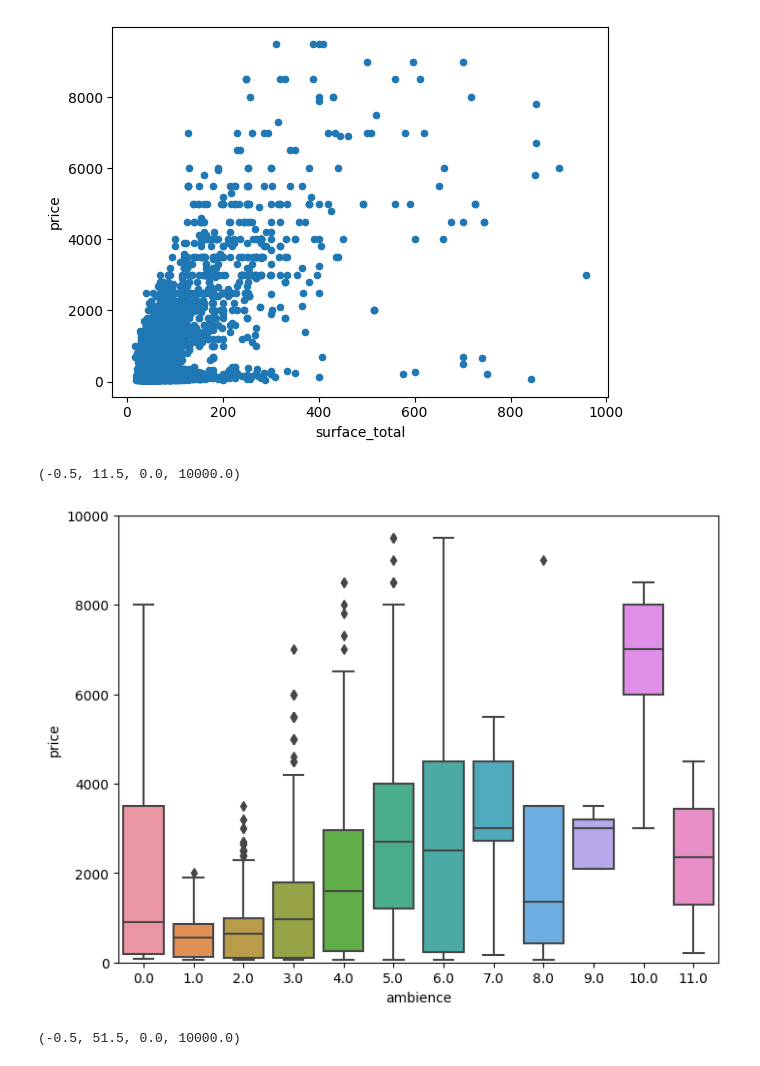
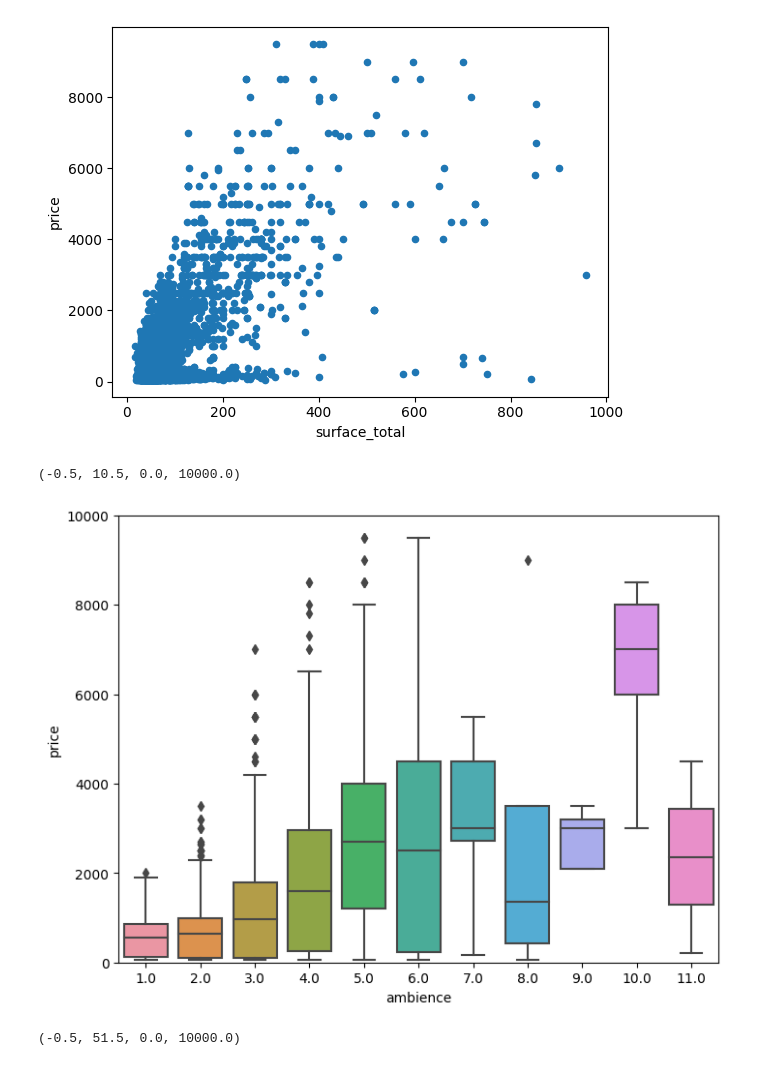
Before and after one commit to Handerllon/pfi_anderson_pardo, a Jupyter notebook: Price/exploration.ipynb, the cells around one changed output. Cells and saved outputs as stored; diff of their text form; code cells hidden in the pictures.

Commit message:
More Price and Sentiment updates

```diff
--- a/Price/exploration.ipynb
+++ b/Price/exploration.ipynb
@@ -269,7 +269,8 @@ for p in propiedades:
         "escuelas_cercanas": p["extras"]["adicionales"]["escuelas_cercanas"],
         #"surface_semi_covered": p["surface"]["semiCoveredSurface"],
         #"surface_exclusive": p["surface"]["exclusiveSurface"],
-        "property_type": p["property_type"]
+        "property_type": p["property_type"],
+        "operation_type": p["operation_type"]
     })
 # %%
 len(propiedades_list)
@@ -460,15 +477,17 @@ data.plot.scatter(x=var, y='price')
 # %%
 # Veamos algunas variables categóricas para ver como se comportan
 import matplotlib.pyplot as plt
 
+df_test = df_propiedades.loc[df_propiedades.ambience != 0]
+
 var = 'ambience'
-data = pd.concat([df_propiedades['price'], df_propiedades[var]], axis=1)
+data = pd.concat([df_test['price'], df_test[var]], axis=1)
 f, ax = plt.subplots(figsize=(8, 6))
 fig = sns.boxplot(x=var, y="price", data=data)
 fig.axis(ymin=0, ymax=10000)
 # %% [output]
-(-0.5, 11.5, 0.0, 10000.0)
+(-0.5, 10.5, 0.0, 10000.0)
-[figure, old version]
+[figure, new version]
 # %%
 # Veamos algunas variables categóricas para ver como se comportan
 import matplotlib.pyplot as plt
```
Also changed, not shown: parts of 9 cells of this notebook, 6 other files.
